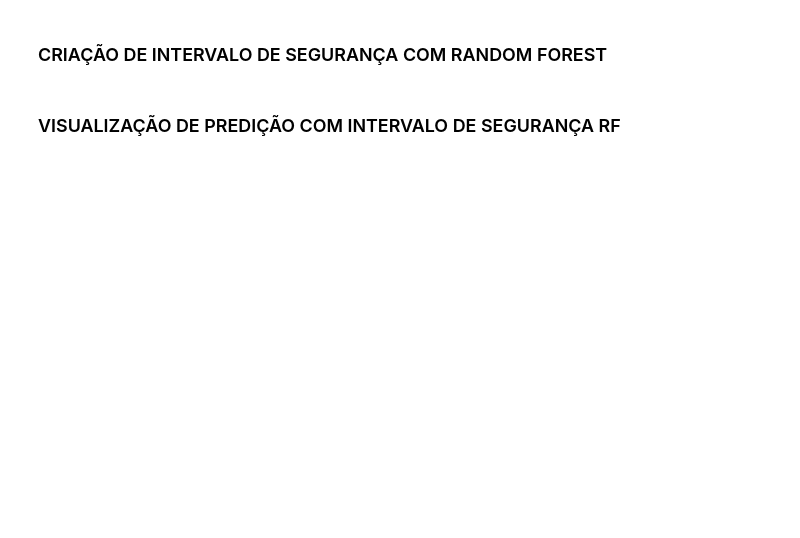
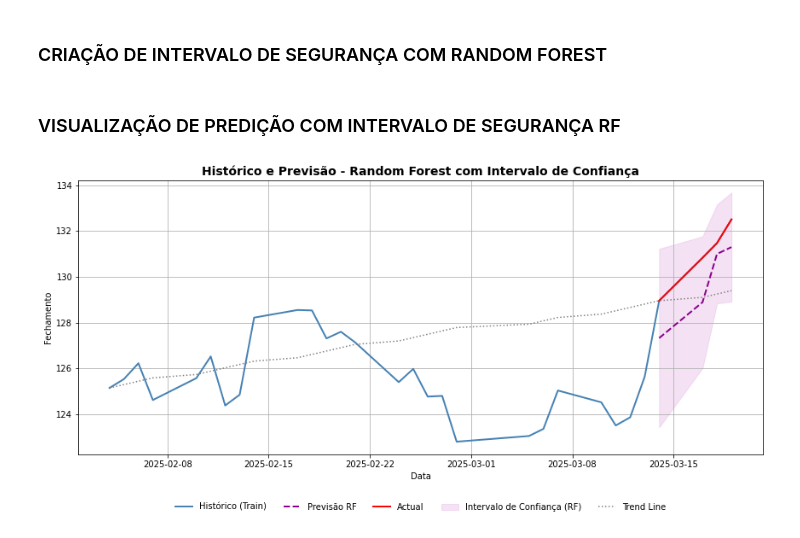
Before and after one commit to luishrufino/previsao_ibovespa, a Jupyter notebook: Machine Code.ipynb, the cells around one changed output. Saved outputs shown, nothing was run; the diff lists cells and outputs as text; code cells hidden in the pictures; blank space fills up the shorter version.

```diff
--- a/Machine Code.ipynb
+++ b/Machine Code.ipynb
@@ -174,7 +184,7 @@ predictors = [
 ]
 
 
-train_end = (date.today()-timedelta(6)).strftime('%Y-%m-%d')
+train_end = (date.today()-timedelta(7)).strftime('%Y-%m-%d')
 
 df_train = historic_df.loc[:train_end]
 df_test = historic_df.loc[train_end:]
@@ -424,37 +454,39 @@ rf_intervalo = pd.DataFrame({
 # %% [markdown]
 ### VISUALIZAÇÃO DE PREDIÇÃO COM INTERVALO DE SEGURANÇA RF
 # %%
-historic_filter = historic_df.copy()#.tail(90)
+historic_filter = historic_df.copy().tail(30)
 delta_date = historic_filter[:train_end]['Último'].iloc[-1] - historic_filter['Último'].iloc[0]
 line_trend = delta_date/(len(historic_filter[:train_end])-1)
 historic_filter['Trend'] = (line_trend * range(len(historic_filter))) + historic_filter['Último'].iloc[0]
 
 fig, ax = plt.subplots(figsize=(12,6))
 
 # Plot histórico
 ax.plot(historic_filter.index, historic_filter['Último'], label='Histórico (Train)', color='steelblue', linewidth=2)
 
 # Plot Previsão Random Forest
 ax.plot(rf_intervalo.index, rf_intervalo['pred'], label='Previsão RF', color='darkmagenta', linestyle='--', linewidth=2)
 ax.plot(df_test.index, df_test['Último'], label='Actual', color='red', linestyle='-', linewidth=2)
 
 # Plot faixa de intervalo de confiança (shaded area)
 ax.fill_between(rf_intervalo.index,
                 rf_intervalo['lower'],
                 rf_intervalo['upper'],
                 color='plum', alpha=0.3, label='Intervalo de Confiança (RF)')
 
 # Linha de referência (último valor do histórico)
 ax.plot(historic_filter.index, historic_filter['Trend'], color='gray', linestyle=':', linewidth=1.5, label='Trend Line')
 
 
 # Eixos
 ax.set_title('Histórico e Previsão - Random Forest com Intervalo de Confiança', fontsize=14, fontweight='bold')
 ax.set_ylabel('Fechamento')
 ax.set_xlabel('Data')
 
 # Estética
 ax.legend(loc='upper center', bbox_to_anchor=(0.5, -0.15), ncol=5, frameon=False)
 ax.grid(True)
 plt.tight_layout()
 plt.show()
+# %% [output]
+[figure, added]
```
Also changed, not shown: parts of 12 cells of this notebook.
